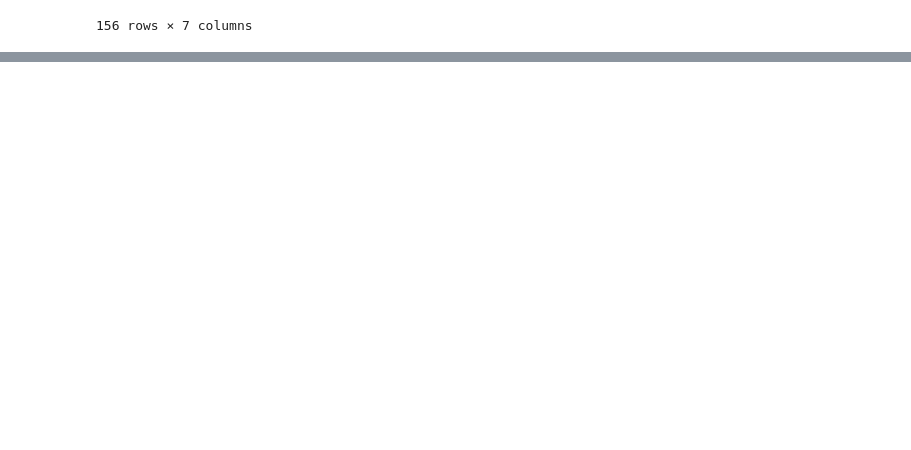
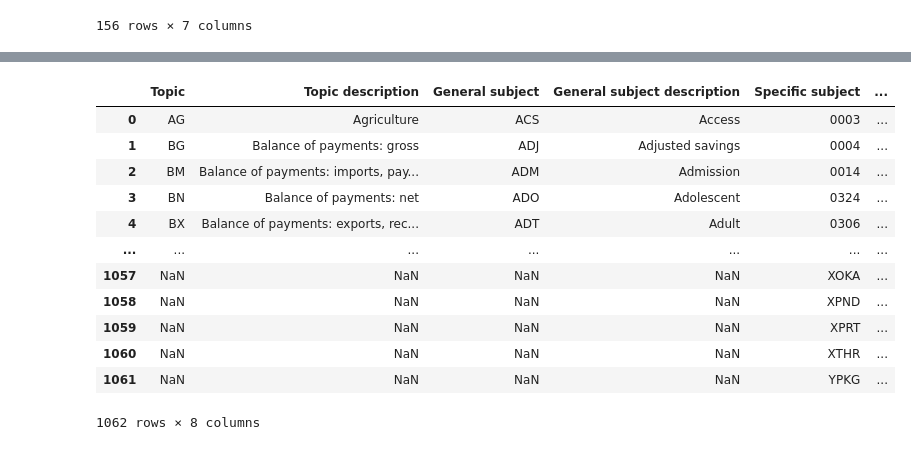
Before and after one commit to bm-sami/tunisia-wdi-structure, a Jupyter notebook: notebooks/metadata_code_1.ipynb, the cells around one changed output, grey strips where cells are left out. Cells and saved outputs as stored; diff of their text form; code cells hidden in the pictures; blank space fills up the shorter version.

```diff
--- a/notebooks/metadata_code_1.ipynb
+++ b/notebooks/metadata_code_1.ipynb
@@ -94,0 +110,16 @@ example_education[example_education['code3'] == 'SE.TER.CUAT']
+# %%
+wdi_codes
+# %% [output]
+|  | Topic | Topic description | General subject | General subject description | Specific subject | ... |
+| 0 | AG | Agriculture | ACS | Access | 0003 | ... |
+| 1 | BG | Balance of payments: gross | ADJ | Adjusted savings | 0004 | ... |
+| 2 | BM | Balance of payments: imports, pay... | ADM | Admission | 0014 | ... |
+| 3 | BN | Balance of payments: net | ADO | Adolescent | 0324 | ... |
+| 4 | BX | Balance of payments: exports, rec... | ADT | Adult | 0306 | ... |
+| ... | ... | ... | ... | ... | ... | ... |
+| 1057 | NaN | NaN | NaN | NaN | XOKA | ... |
+| 1058 | NaN | NaN | NaN | NaN | XPND | ... |
+| 1059 | NaN | NaN | NaN | NaN | XPRT | ... |
+| 1060 | NaN | NaN | NaN | NaN | XTHR | ... |
+| 1061 | NaN | NaN | NaN | NaN | YPKG | ... |
+1062 rows × 8 columns
```
Also changed, not shown: parts of 23 cells of this notebook.
